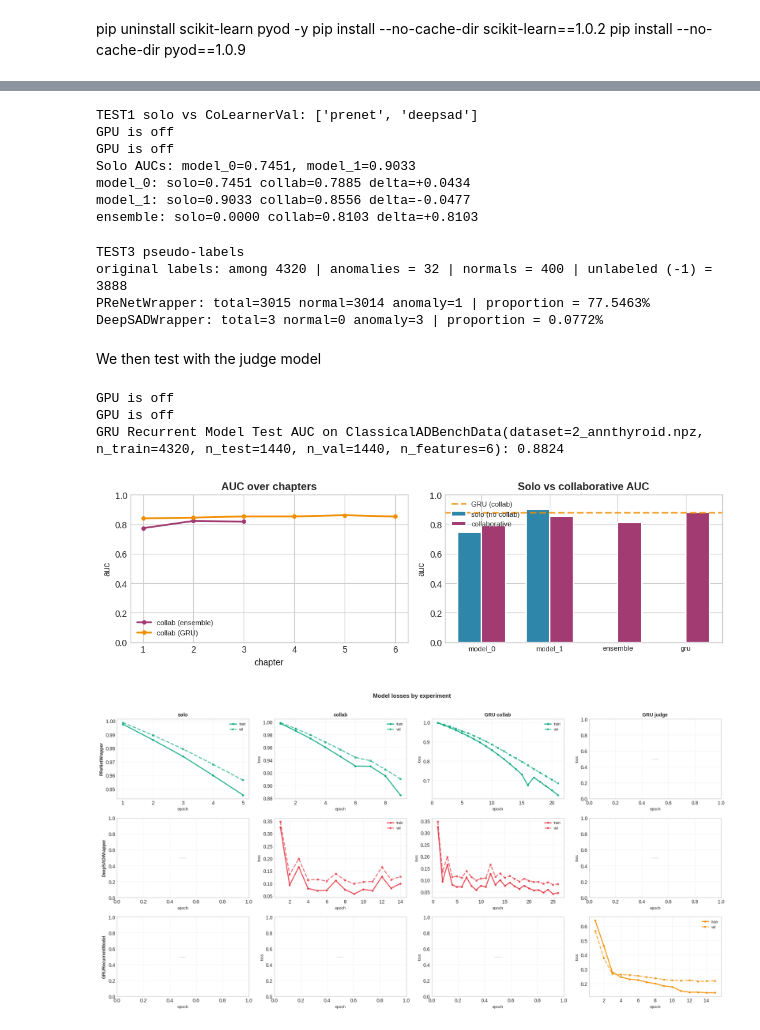
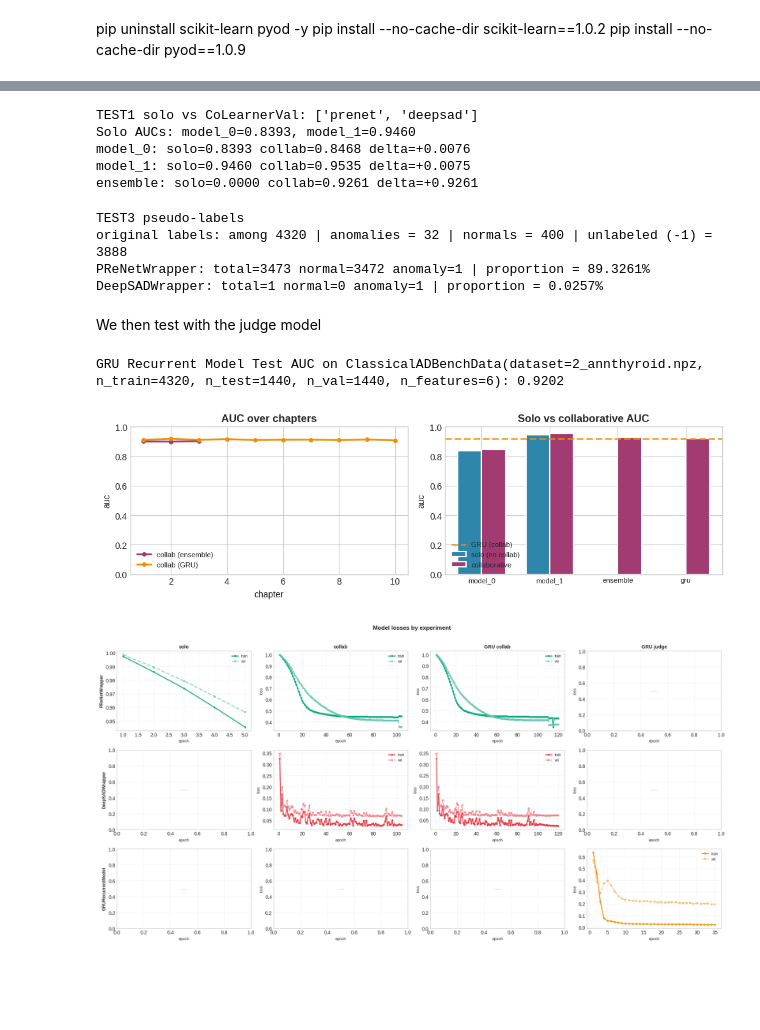
Before and after one commit to SafiUllahAdam/CLADBench_02_main, a Jupyter notebook: src/alpha.ipynb, the cells around one changed output, grey strips where cells are left out. Drawn from its saved outputs; the diff is of its cells as text; code cells hidden in the pictures; blank space fills up the shorter version.

```diff
--- a/src/alpha.ipynb
+++ b/src/alpha.ipynb
@@ -81,9 +81,12 @@ data = ClassicalADBenchData(
     DATASET_PATH,
     train_test_split_ratio=TRAIN_SPLIT,
     val_test_split_ratio=VAL_TEST_SPLIT,
+    preserve_labeled=PRESERVE_LABELED,
+    labeled_ratio=SEMI_LABEL_RATIO,
+    stratified=SEMI_STRATIFIED)
 
-    preserve_labeled=PRESERVE_LABELED)
-data.generate_semisupervised_split(labeled_ratio=SEMI_LABEL_RATIO, stratified=SEMI_STRATIFIED)
+# Benchmark integrity checks
+validate_data(data)
 
 labels = data.semisupervised_labels
 n_real = int(np.sum(labels != -1))
@@ -91,6 +94,7 @@ n_false = int(np.sum(labels == -1))
 
 print(f"Data: train={data.n_train} val={data.n_val} test={data.n_test} d={data.X_train.shape[1]} at {DATASET_PATH}")
 print(f"original labels: among {data.n_train} really labeled ={int(np.sum(labels!=-1))} unlabeled (-1) = {int(np.sum(labels==-1))}")
+print(f"unlabeled_policy: {data.unlabeled_policy}")
 # %% [output]
 Data: train=4320 val=1440 test=1440 d=6 at /home/peppino58/CoBench/SubModules/ADBench/adbench/datasets/Classical/2_annthyroid.npz
 original labels: among 4320 really labeled =432 unlabeled (-1) = 3888
@@ -144,9 +148,10 @@ data_test1 = ClassicalADBenchData(
     DATASET_PATH,
     train_test_split_ratio=TRAIN_SPLIT,
     val_test_split_ratio=VAL_TEST_SPLIT,
-    preserve_labeled=PRESERVE_LABELED
+    preserve_labeled=PRESERVE_LABELED,
+    labeled_ratio=SEMI_LABEL_RATIO,
+    stratified=SEMI_STRATIFIED
 )
-data_test1.generate_semisupervised_split(labeled_ratio=SEMI_LABEL_RATIO, stratified=SEMI_STRATIFIED)
 
 print(f"TEST1 solo vs {CoLearnerClass.__name__}: {model_names}")
 
@@ -161,7 +166,7 @@ for i, model in enumerate(models):
 
 print("Solo AUCs: " + ", ".join([f"{k}={v:.4f}" for k, v in solo_results.items()]))
 
-strategy = PlateauStrategy(metric_key="ensemble", mode="max", patience=3, min_delta=0.001)
+strategy = PlateauStrategy(metric_key="ensemble", mode="max", patience=5, min_delta=0.001)
 colearner = CoLearnerClass(
     models=models,
     data=data_test1,
@@ -187,12 +192,10 @@ for key, value in collab_metrics.items():
     print(f"{key}: solo={solo_val:.4f} collab={value:.4f} delta={delta:+.4f}")
 # %% [output]
 TEST1 solo vs CoLearnerVal: ['prenet', 'deepsad']
-GPU is off
-GPU is off
-Solo AUCs: model_0=0.7451, model_1=0.9033
-model_0: solo=0.7451 collab=0.7885 delta=+0.0434
-model_1: solo=0.9033 collab=0.8556 delta=-0.0477
-ensemble: solo=0.0000 collab=0.8103 delta=+0.8103
+Solo AUCs: model_0=0.8393, model_1=0.9460
+model_0: solo=0.8393 collab=0.8468 delta=+0.0076
+model_1: solo=0.9460 collab=0.9535 delta=+0.0075
+ensemble: solo=0.0000 collab=0.9261 delta=+0.9261
 # %%
 print("TEST3 pseudo-labels")
 print(f"original labels: among {data.n_train} | anomalies = {int(np.sum(labels==1))} | normals = {int(np.sum(labels==0))} | unlabeled (-1) = {int(np.sum(labels==-1))}")
@@ -203,8 +206,8 @@ for model_idx, model in enumerate(models):
 # %% [output]
 TEST3 pseudo-labels
 original labels: among 4320 | anomalies = 32 | normals = 400 | unlabeled (-1) = 3888
-PReNetWrapper: total=3015 normal=3014 anomaly=1 | proportion = 77.5463%
-DeepSADWrapper: total=3 normal=0 anomaly=3 | proportion = 0.0772%
+PReNetWrapper: total=3473 normal=3472 anomaly=1 | proportion = 89.3261%
+DeepSADWrapper: total=1 normal=0 anomaly=1 | proportion = 0.0257%
 # %% [markdown]
 We then test with the judge model
 # %%
@@ -228,8 +231,9 @@ data_gru = ClassicalADBenchData(
     train_test_split_ratio=TRAIN_SPLIT,
     val_test_split_ratio=VAL_TEST_SPLIT,
     preserve_labeled=PRESERVE_LABELED,
+    labeled_ratio=SEMI_LABEL_RATIO,
+    stratified=SEMI_STRATIFIED,
  )
-data_gru.generate_semisupervised_split(labeled_ratio=SEMI_LABEL_RATIO, stratified=SEMI_STRATIFIED)
 
 models_gru = create_models(registry, model_names_gru, data_gru)
 gru_model = GRURecurrentModel(
@@ -250,8 +254,8 @@ strategy_gru = RecurrentPlateauStrategy(
     fallback_key="ensemble",
     recurrent_key="gru",
     mode="max",
-    patience_fallback=3,
-    patience_recurrent=2,
+    patience_fallback=5,
+    patience_recurrent=3,
     min_delta=0.001,
 )
 
@@ -308,11 +312,10 @@ gru_scores = gru_model.predict_scores(test_embeddings)
 gru_auc = roc_auc_score(data_gru.y_test, gru_scores)
 print(f"GRU Recurrent Model Test AUC on {data_test1}: {gru_auc:.4f}")
 # %% [output]
-GPU is off
-GPU is off
-GRU Recurrent Model Test AUC on ClassicalADBenchData(dataset=2_annthyroid.npz, n_train=4320, n_test=1440, n_val=1440, n_features=6): 0.8824
+GRU Recurrent Model Test AUC on ClassicalADBenchData(dataset=2_annthyroid.npz, n_train=4320, n_test=1440, n_val=1440, n_features=6): 0.9202
 # %%
 import matplotlib.pyplot as plt
+import matplotlib.colors as mcolors
 from collections import defaultdict, OrderedDict
 %matplotlib inline
 
@@ -326,6 +329,11 @@ COLORS = {
     "deepsad": "#E63946",
     "ensemble": "#8338EC",
 }
+
+def _lighten_color(color, amount=0.35):
+    """Lighten a color by mixing with white."""
+    c = np.array(mcolors.to_rgb(color))
+    return tuple(c + (1 - c) * amount)
 
 def _plot_auc(histories, labels, ax, title):
     colors_map = ["#A23B72", "#F18F01"]
@@ -407,33 +415,34 @@ for r, model_type in enumerate(row_names):
             train = getattr(m, "_train_loss_history", None)
             val = getattr(m, "_val_loss_history", None)
             if train:
                 ax.plot(np.arange(1, len(train)+1), train, marker="o", linewidth=2,
                         markersize=3, color=color, label="train", alpha=0.9)
                 has = True
             if val:
+                val_c = _lighten_color(color, 0.35)
                 ax.plot(np.arange(1, len(val)+1), val, marker="s", linewidth=2,
-                        markersize=3, color=color, linestyle="--", label="val", alpha=0.7)
+                        markersize=3, color=val_c, linestyle="--", label="val", alpha=0.7)
                 has = True
             if not has:
                 last = getattr(m, "_last_loss", None)
                 if last is not None:
                     ax.plot([1], [last], marker="o", markersize=6, color=color, label="last loss")
                     has = True
         if has:
             ax.legend(fontsize=7, loc="best")
         else:
             ax.text(0.5, 0.5, "—", ha="center", va="center", transform=ax.transAxes, fontsize=14, color="lightgray")
         ax.set_xlabel("epoch", fontsize=8); ax.set_ylabel("loss", fontsize=8)
         ax.grid(True, alpha=0.2)
         # Row / col headers
         if c == 0:
             ax.set_ylabel(model_type, fontsize=9, fontweight="bold")
         if r == 0:
             ax.set_title(exp, fontweight="bold", fontsize=10)
 
 fig.suptitle("Model losses by experiment", fontweight="bold", fontsize=12, y=1.01)
 fig.tight_layout()
 plt.show()
 # %% [output]
-[figure, old version]
+[figure, new version]
-[figure, old version]
+[figure, new version]
```
Also changed, not shown: parts of 7 cells of this notebook, 47 other files.
